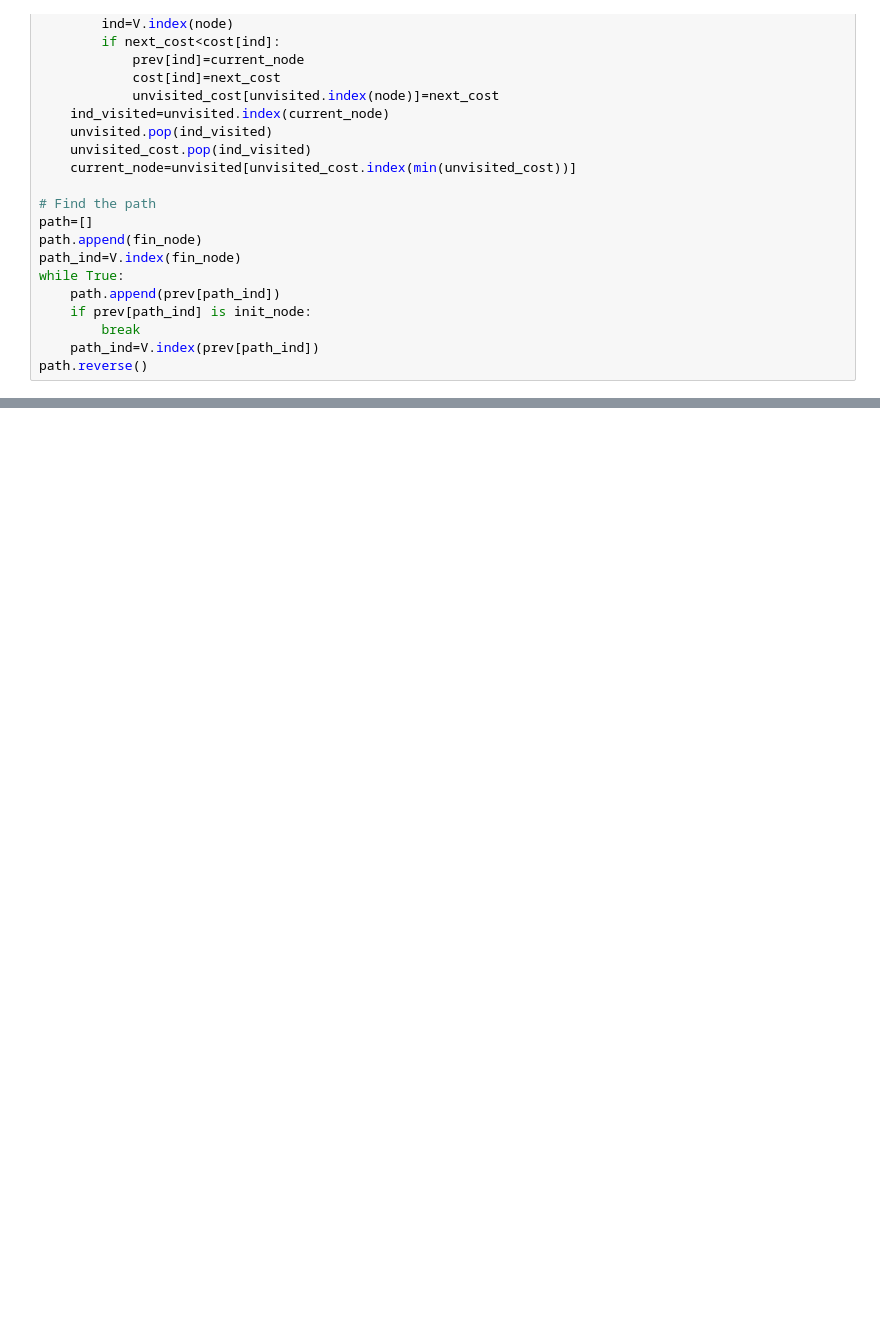
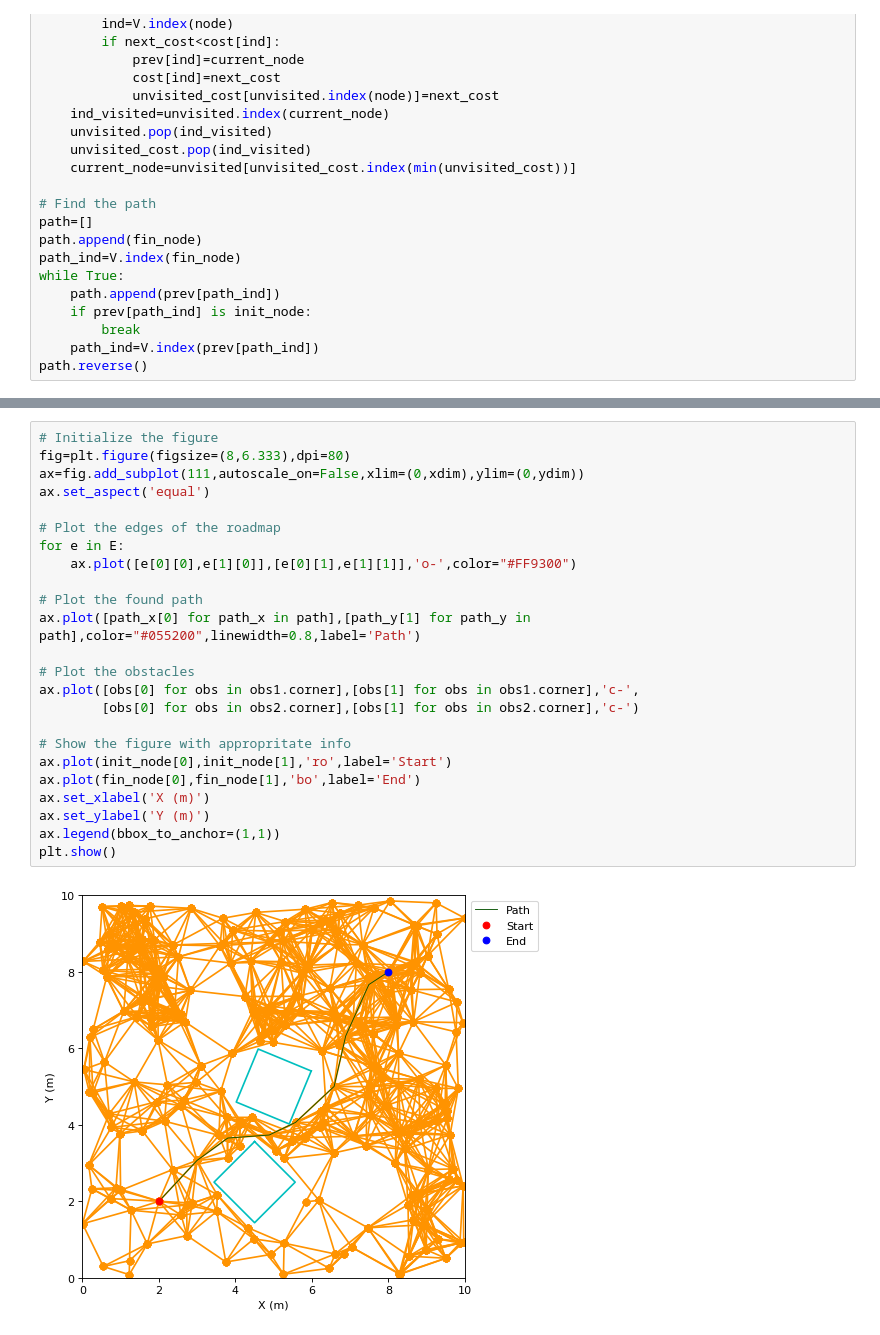
Before and after one commit to LeoSato/ProgrammingCode, a Jupyter notebook: Motion Planning/PRM Implementation.ipynb, the cells around one changed output, grey strips where cells are left out. Cells and saved outputs as stored; diff of their text form; blank space fills up the shorter version.

```diff
--- a/Motion Planning/PRM Implementation.ipynb
+++ b/Motion Planning/PRM Implementation.ipynb
@@ -143,0 +263,26 @@ plt.show()
+# %%
+# Initialize the figure
+fig=plt.figure(figsize=(8,6.333),dpi=80)
+ax=fig.add_subplot(111,autoscale_on=False,xlim=(0,xdim),ylim=(0,ydim))
+ax.set_aspect('equal')
+
+# Plot the edges of the roadmap
+for e in E:
+    ax.plot([e[0][0],e[1][0]],[e[0][1],e[1][1]],'o-',color="#FF9300")
+
+# Plot the found path
+ax.plot([path_x[0] for path_x in path],[path_y[1] for path_y in path],color="#055200",linewidth=0.8,label='Path')
+
+# Plot the obstacles
+ax.plot([obs[0] for obs in obs1.corner],[obs[1] for obs in obs1.corner],'c-',
+        [obs[0] for obs in obs2.corner],[obs[1] for obs in obs2.corner],'c-')
+
+# Show the figure with appropritate info
+ax.plot(init_node[0],init_node[1],'ro',label='Start')
+ax.plot(fin_node[0],fin_node[1],'bo',label='End')
+ax.set_xlabel('X (m)')
+ax.set_ylabel('Y (m)')
+ax.legend(bbox_to_anchor=(1,1))
+plt.show()
+# %% [output]
+[figure, added]
```
Also changed, not shown: parts of 5 cells of this notebook, 1 other file.
